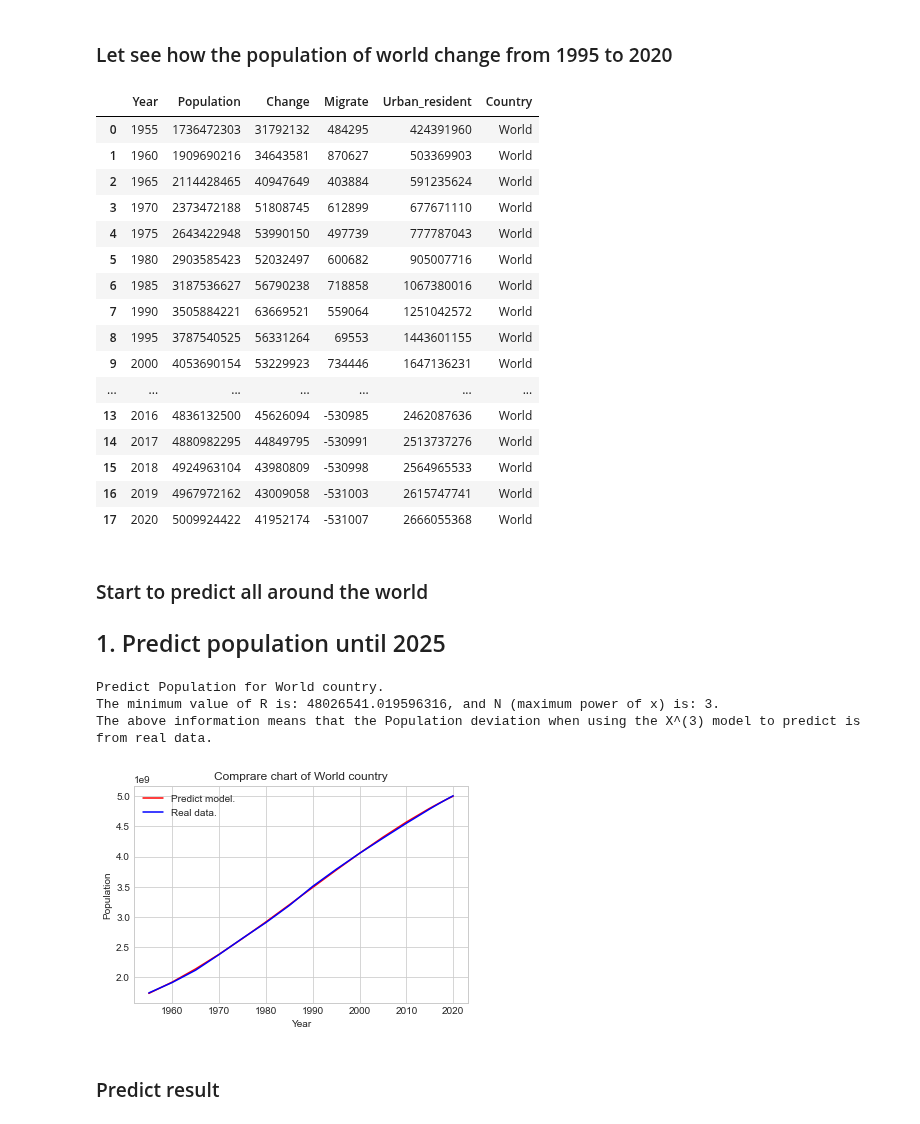
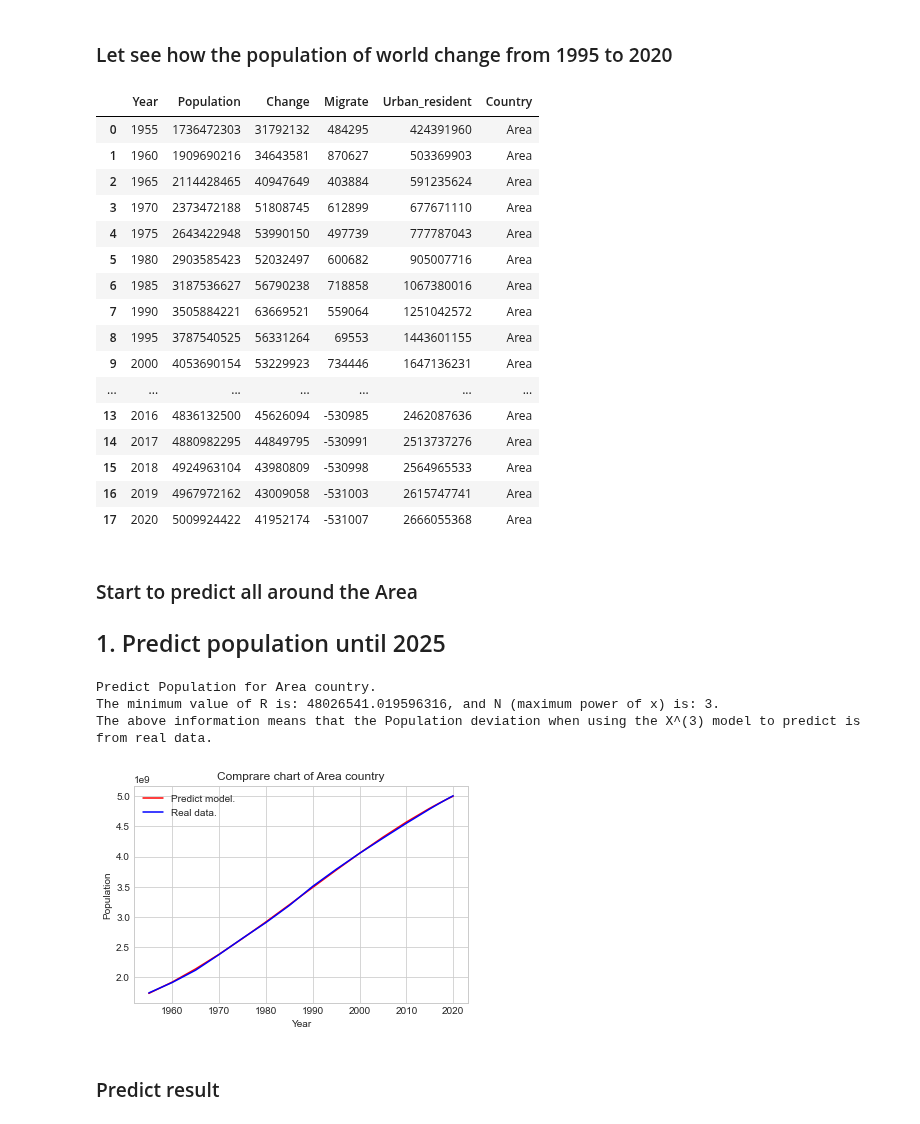
Before and after one commit to HoDangCao/Data-collection-and-population-analysis-of-Asia-and-North-America, a Jupyter notebook: DSProject - latest ver.ipynb, the cells around one changed output. Drawn from its saved outputs; the diff is of its cells as text; code cells hidden in the pictures.

```diff
--- a/DSProject - latest ver.ipynb
+++ b/DSProject - latest ver.ipynb
@@ -959,41 +968,41 @@ listCountry[1]
 ### Let see how the population of world change from 1995 to 2020
 # %%
 popInfo = df.groupby('Year').sum().reset_index()
-popInfo['Country']='World'
+popInfo['Country']='Area'
 # popInfo[['Year','Population']]
 popInfo
 # %% [output]
 |  | Year | Population | Change | Migrate | Urban_resident | Country |
-| 0 | 1955 | 1736472303 | 31792132 | 484295 | 424391960 | World |
-| 1 | 1960 | 1909690216 | 34643581 | 870627 | 503369903 | World |
-| 2 | 1965 | 2114428465 | 40947649 | 403884 | 591235624 | World |
-| 3 | 1970 | 2373472188 | 51808745 | 612899 | 677671110 | World |
-| 4 | 1975 | 2643422948 | 53990150 | 497739 | 777787043 | World |
-| 5 | 1980 | 2903585423 | 52032497 | 600682 | 905007716 | World |
-| 6 | 1985 | 3187536627 | 56790238 | 718858 | 1067380016 | World |
-| 7 | 1990 | 3505884221 | 63669521 | 559064 | 1251042572 | World |
-| 8 | 1995 | 3787540525 | 56331264 | 69553 | 1443601155 | World |
-| 9 | 2000 | 4053690154 | 53229923 | 734446 | 1647136231 | World |
+| 0 | 1955 | 1736472303 | 31792132 | 484295 | 424391960 | Area |
+| 1 | 1960 | 1909690216 | 34643581 | 870627 | 503369903 | Area |
+| 2 | 1965 | 2114428465 | 40947649 | 403884 | 591235624 | Area |
+| 3 | 1970 | 2373472188 | 51808745 | 612899 | 677671110 | Area |
+| 4 | 1975 | 2643422948 | 53990150 | 497739 | 777787043 | Area |
+| 5 | 1980 | 2903585423 | 52032497 | 600682 | 905007716 | Area |
+| 6 | 1985 | 3187536627 | 56790238 | 718858 | 1067380016 | Area |
+| 7 | 1990 | 3505884221 | 63669521 | 559064 | 1251042572 | Area |
+| 8 | 1995 | 3787540525 | 56331264 | 69553 | 1443601155 | Area |
+| 9 | 2000 | 4053690154 | 53229923 | 734446 | 1647136231 | Area |
 | ... | ... | ... | ... | ... | ... | ... |
-| 13 | 2016 | 4836132500 | 45626094 | -530985 | 2462087636 | World |
-| 14 | 2017 | 4880982295 | 44849795 | -530991 | 2513737276 | World |
-| 15 | 2018 | 4924963104 | 43980809 | -530998 | 2564965533 | World |
-| 16 | 2019 | 4967972162 | 43009058 | -531003 | 2615747741 | World |
-| 17 | 2020 | 5009924422 | 41952174 | -531007 | 2666055368 | World |
+| 13 | 2016 | 4836132500 | 45626094 | -530985 | 2462087636 | Area |
+| 14 | 2017 | 4880982295 | 44849795 | -530991 | 2513737276 | Area |
+| 15 | 2018 | 4924963104 | 43980809 | -530998 | 2564965533 | Area |
+| 16 | 2019 | 4967972162 | 43009058 | -531003 | 2615747741 | Area |
+| 17 | 2020 | 5009924422 | 41952174 | -531007 | 2666055368 | Area |
 # %% [markdown]
-### Start to predict all around the world
+### Start to predict all around the Area
 ## 1. Predict population until 2025
 # %%
-powFieldValue, minRFieldValue = findTheBestNForMinRField('World',listField[5],popInfo)
-printInfoField('World',listField[2],powFieldValue, minRFieldValue)
+powFieldValue, minRFieldValue = findTheBestNForMinRField('Area',listField[5],popInfo)
+printInfoField('Area',listField[2],powFieldValue, minRFieldValue)
 # %% [output]
-Predict Population for World country.
+Predict Population for Area country.
 The minimum value of R is: 48026541.019596316, and N (maximum power of x) is: 3.
 The above information means that the Population deviation when using the X^(3) model to predict is from real data.
 # %%
-compareFieldWithRealData('World',listField[2],popInfo,powFieldValue)
+compareFieldWithRealData('Area',listField[2],popInfo,powFieldValue)
 # %% [output]
-[figure, old version]
+[figure, new version]
 # %% [markdown]
 ### Predict result
 # %%
```
Also changed, not shown: parts of 8 cells of this notebook.
